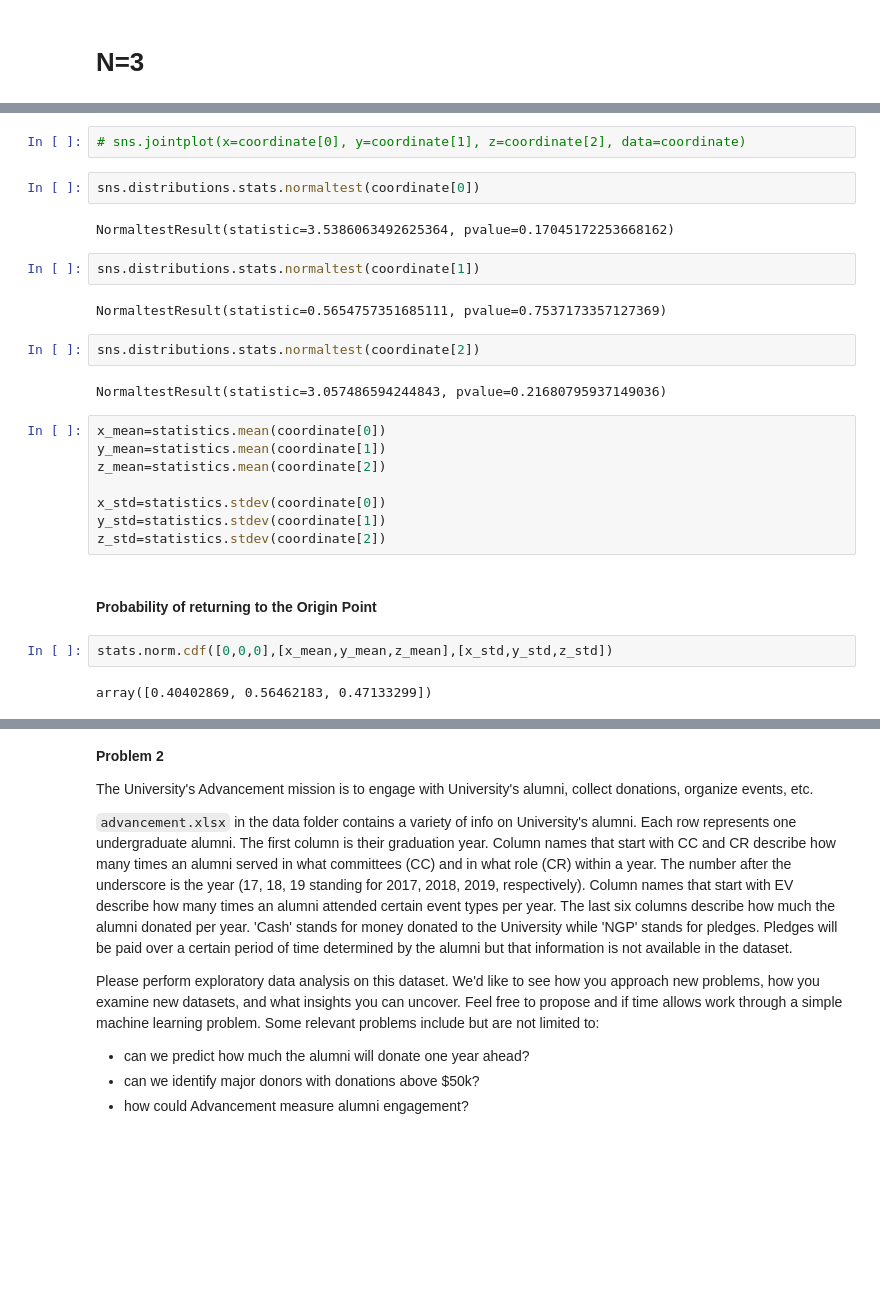
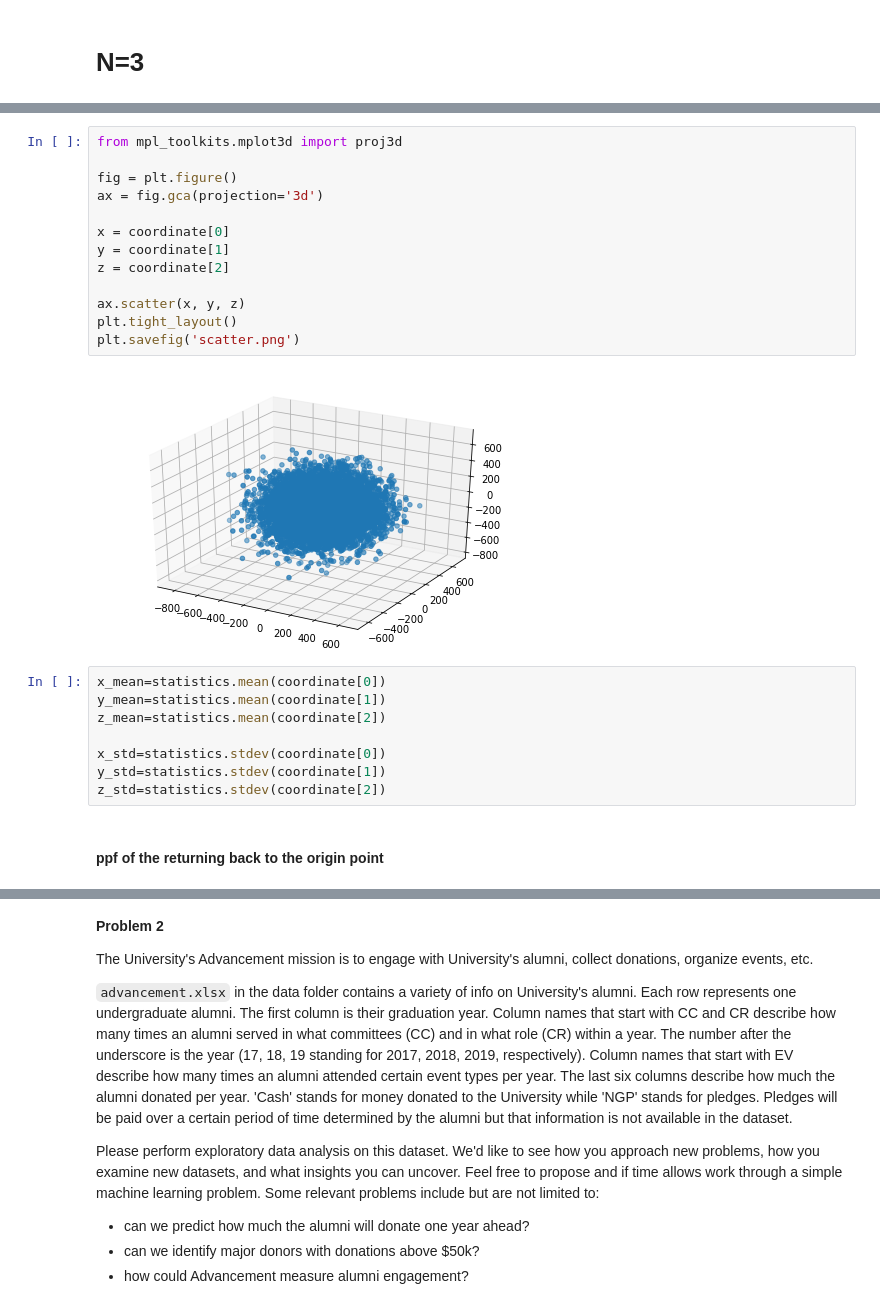
Before and after one commit to cimga/Alumni-Donation-Analysis, a Jupyter notebook: assignment.ipynb, the cells around one changed output, grey strips where cells are left out. Saved outputs shown, nothing was run; the diff lists cells and outputs as text; blank space fills up the shorter version.

```diff
--- a/assignment.ipynb
+++ b/assignment.ipynb
@@ -231,17 +221,18 @@ coordinate.rename(columns={0:'x',1:'y',2:'z'}).head()
-# %%
-# sns.jointplot(x=coordinate[0], y=coordinate[1], z=coordinate[2], data=coordinate)
-# %%
-sns.distributions.stats.normaltest(coordinate[0])
-# %% [output]
-NormaltestResult(statistic=3.5386063492625364, pvalue=0.17045172253668162)
-# %%
-sns.distributions.stats.normaltest(coordinate[1])
-# %% [output]
-NormaltestResult(statistic=0.5654757351685111, pvalue=0.7537173357127369)
-# %%
-sns.distributions.stats.normaltest(coordinate[2])
-# %% [output]
-NormaltestResult(statistic=3.057486594244843, pvalue=0.21680795937149036)
+# %%
+from mpl_toolkits.mplot3d import proj3d
+
+fig = plt.figure()
+ax = fig.gca(projection='3d')
+
+x = coordinate[0]
+y = coordinate[1]
+z = coordinate[2]
+
+ax.scatter(x, y, z)
+plt.tight_layout()
+plt.savefig('scatter.png')
+# %% [output]
+[figure, added]
 # %%
 x_mean=statistics.mean(coordinate[0])
 y_mean=statistics.mean(coordinate[1])
@@ -251,8 +242,4 @@ x_std=statistics.stdev(coordinate[0])
 y_std=statistics.stdev(coordinate[1])
 z_std=statistics.stdev(coordinate[2])
 # %% [markdown]
-#### Probability of returning to the Origin Point
+#### ppf of the returning back to the origin point
-# %%
-stats.norm.cdf([0,0,0],[x_mean,y_mean,z_mean],[x_std,y_std,z_std])
-# %% [output]
-array([0.40402869, 0.56462183, 0.47133299])
```
Also changed, not shown: parts of 42 cells of this notebook.
